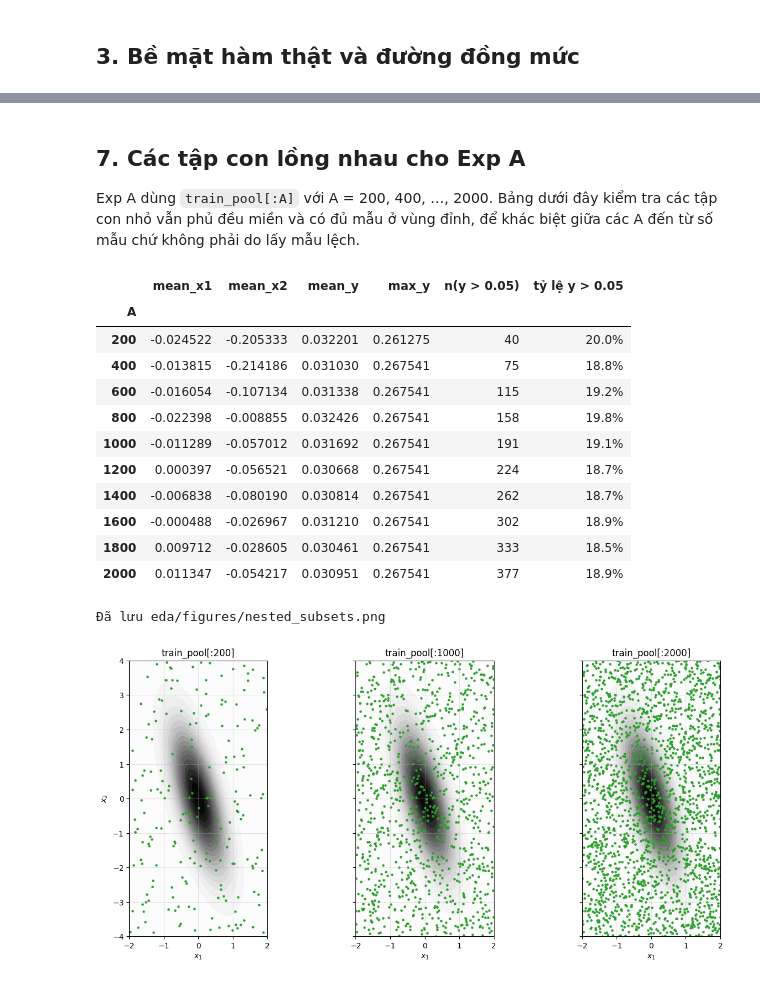
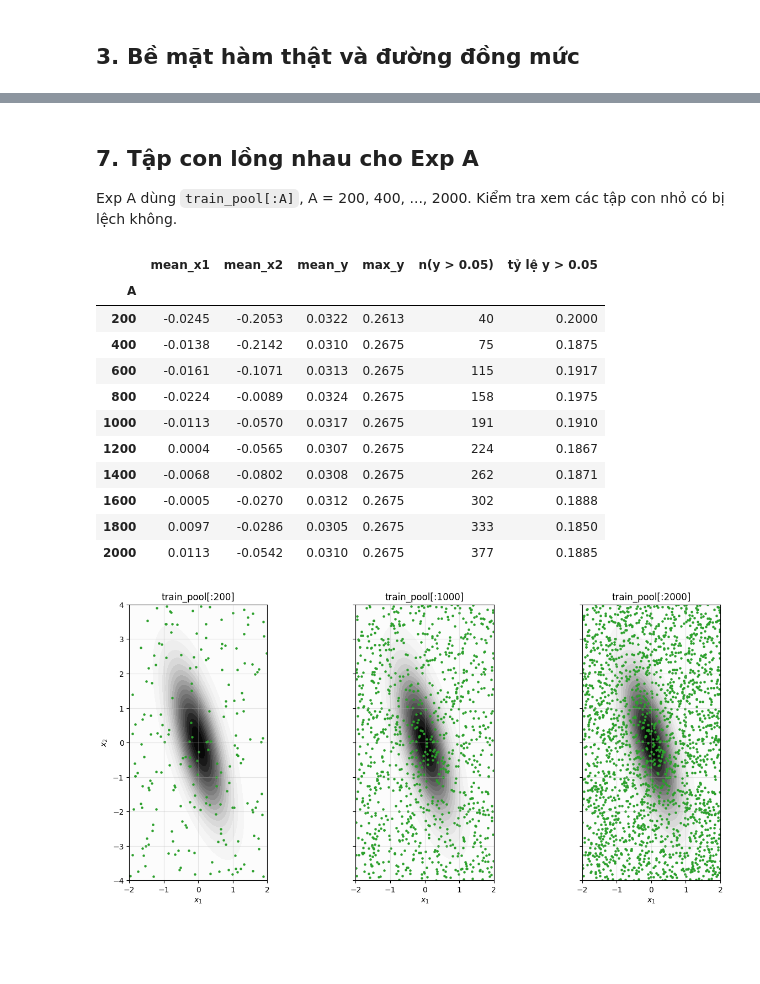
Before and after one commit to s1mpmirai/DeepLearning, a Jupyter notebook: BTL/eda/eda.ipynb, the cells around one changed output, grey strips where cells are left out. Drawn from its saved outputs; the diff is of its cells as text; code cells hidden in the pictures; blank space fills up the shorter version.

```diff
--- a/BTL/eda/eda.ipynb
+++ b/BTL/eda/eda.ipynb
@@ -14,24 +13,20 @@ from scipy.stats import ks_2samp
 
 ROOT = Path.cwd() if (Path.cwd() / "preprocessing").is_dir() else Path.cwd().parent
 sys.path.insert(0, str(ROOT))
-from preprocessing.gaussian import X1_RANGE, X2_RANGE, gaussian_2d
+from preprocessing.gaussian import X1_RANGE, X2_RANGE, gaussian_2d, read_split
 
-DATA_DIR, EDA_DIR = ROOT / "data", ROOT / "eda"
+EDA_DIR = ROOT / "eda"
 FIG_DIR = EDA_DIR / "figures"
 FIG_DIR.mkdir(parents=True, exist_ok=True)
 
 SPLITS = ["train_pool", "val", "test"]
 COLORS = {"train_pool": "tab:green", "val": "tab:orange", "test": "tab:blue"}
-LABELS = {"x1": "$x_1$", "x2": "$x_2$", "y": "$y$"}
-data = {s: pd.read_csv(DATA_DIR / f"{s}.csv") for s in SPLITS}
+data = {s: read_split(ROOT / "data" / f"{s}.csv") for s in SPLITS}
+pool = data["train_pool"]
 
-plt.rcParams.update({"figure.dpi": 100, "savefig.dpi": 150, "savefig.bbox": "tight", "axes.grid": True, "grid.alpha": 0.3})
+plt.rcParams.update({"savefig.dpi": 150, "savefig.bbox": "tight", "axes.grid": True, "grid.alpha": 0.3})
 
-def save(fig, name):
-    fig.savefig(FIG_DIR / name)
-    print("Đã lưu", (FIG_DIR / name).relative_to(ROOT).as_posix())
-
-# Lưới đều trên miền để vẽ bề mặt thật
-g1, g2 = np.meshgrid(np.linspace(*X1_RANGE, 201), np.linspace(*X2_RANGE, 401))
+# luoi deu tren mien de ve be mat that
+g1, g2 = np.meshgrid(np.linspace(-2, 2, 201), np.linspace(-4, 4, 401))
 G = gaussian_2d(np.column_stack([g1.ravel(), g2.ravel()])).reshape(g1.shape)
 # %% [markdown]
@@ -176,30 +165,29 @@ ks.style.format({"KS": "{:.4f}", "p-value": "{:.3f}"}).hide(axis="index")
 # %% [markdown]
-## 7. Các tập con lồng nhau cho Exp A
+## 7. Tập con lồng nhau cho Exp A
 
-Exp A dùng `train_pool[:A]` với A = 200, 400, …, 2000. Bảng dưới đây kiểm tra các tập con nhỏ vẫn phủ đều miền
-và có đủ mẫu ở vùng đỉnh, để khác biệt giữa các A đến từ số mẫu chứ không phải do lấy mẫu lệch.
+Exp A dùng `train_pool[:A]`, A = 200, 400, ..., 2000. Kiểm tra xem các tập con nhỏ có bị lệch không.
 # %%
-pool = data["train_pool"]
-subsets = pd.DataFrame([
-    {"A": a, "mean_x1": pool.x1[:a].mean(), "mean_x2": pool.x2[:a].mean(), "mean_y": pool.y[:a].mean(),
-     "max_y": pool.y[:a].max(), "n(y > 0.05)": int((pool.y[:a] > 0.05).sum()), "tỷ lệ y > 0.05": (pool.y[:a] > 0.05).mean()}
-    for a in range(200, 2001, 200)
-]).set_index("A")
+rows = []
+for a in range(200, 2001, 200):
+    sub = pool[:a]
+    rows.append({"A": a, "mean_x1": sub.x1.mean(), "mean_x2": sub.x2.mean(), "mean_y": sub.y.mean(),
+                 "max_y": sub.y.max(), "n(y > 0.05)": (sub.y > 0.05).sum(), "tỷ lệ y > 0.05": (sub.y > 0.05).mean()})
+subsets = pd.DataFrame(rows).set_index("A")
 subsets.to_csv(EDA_DIR / "nested_subsets.csv", float_format="%.4f")
-subsets.style.format(precision=4).format({"tỷ lệ y > 0.05": "{:.1%}"})
+subsets.round(4)
 # %% [output]
 |  | mean_x1 | mean_x2 | mean_y | max_y | n(y > 0.05) | tỷ lệ y > 0.05 |
 | A |  |  |  |  |  |  |
-| 200 | -0.024522 | -0.205333 | 0.032201 | 0.261275 | 40 | 20.0% |
-| 400 | -0.013815 | -0.214186 | 0.031030 | 0.267541 | 75 | 18.8% |
-| 600 | -0.016054 | -0.107134 | 0.031338 | 0.267541 | 115 | 19.2% |
-| 800 | -0.022398 | -0.008855 | 0.032426 | 0.267541 | 158 | 19.8% |
-| 1000 | -0.011289 | -0.057012 | 0.031692 | 0.267541 | 191 | 19.1% |
-| 1200 | 0.000397 | -0.056521 | 0.030668 | 0.267541 | 224 | 18.7% |
-| 1400 | -0.006838 | -0.080190 | 0.030814 | 0.267541 | 262 | 18.7% |
-| 1600 | -0.000488 | -0.026967 | 0.031210 | 0.267541 | 302 | 18.9% |
-| 1800 | 0.009712 | -0.028605 | 0.030461 | 0.267541 | 333 | 18.5% |
-| 2000 | 0.011347 | -0.054217 | 0.030951 | 0.267541 | 377 | 18.9% |
+| 200 | -0.0245 | -0.2053 | 0.0322 | 0.2613 | 40 | 0.2000 |
+| 400 | -0.0138 | -0.2142 | 0.0310 | 0.2675 | 75 | 0.1875 |
+| 600 | -0.0161 | -0.1071 | 0.0313 | 0.2675 | 115 | 0.1917 |
+| 800 | -0.0224 | -0.0089 | 0.0324 | 0.2675 | 158 | 0.1975 |
+| 1000 | -0.0113 | -0.0570 | 0.0317 | 0.2675 | 191 | 0.1910 |
+| 1200 | 0.0004 | -0.0565 | 0.0307 | 0.2675 | 224 | 0.1867 |
+| 1400 | -0.0068 | -0.0802 | 0.0308 | 0.2675 | 262 | 0.1871 |
+| 1600 | -0.0005 | -0.0270 | 0.0312 | 0.2675 | 302 | 0.1888 |
+| 1800 | 0.0097 | -0.0286 | 0.0305 | 0.2675 | 333 | 0.1850 |
+| 2000 | 0.0113 | -0.0542 | 0.0310 | 0.2675 | 377 | 0.1885 |
 # %%
 fig, axes = plt.subplots(1, 3, figsize=(15, 6.5), sharey=True)
 for ax, a in zip(axes, [200, 1000, 2000]):
@@ -207,8 +195,7 @@ for ax, a in zip(axes, [200, 1000, 2000]):
     ax.scatter(pool.x1[:a], pool.x2[:a], s=5, c="tab:green")
     ax.set(xlabel="$x_1$", title=f"train_pool[:{a}]", aspect="equal", xlim=X1_RANGE, ylim=X2_RANGE)
 axes[0].set_ylabel("$x_2$")
-save(fig, "nested_subsets.png")
+fig.savefig(FIG_DIR / "nested_subsets.png")
 plt.show()
 # %% [output]
-Đã lưu eda/figures/nested_subsets.png
 [figure]
```
Also changed, not shown: parts of 20 cells of this notebook, 8 other files.
